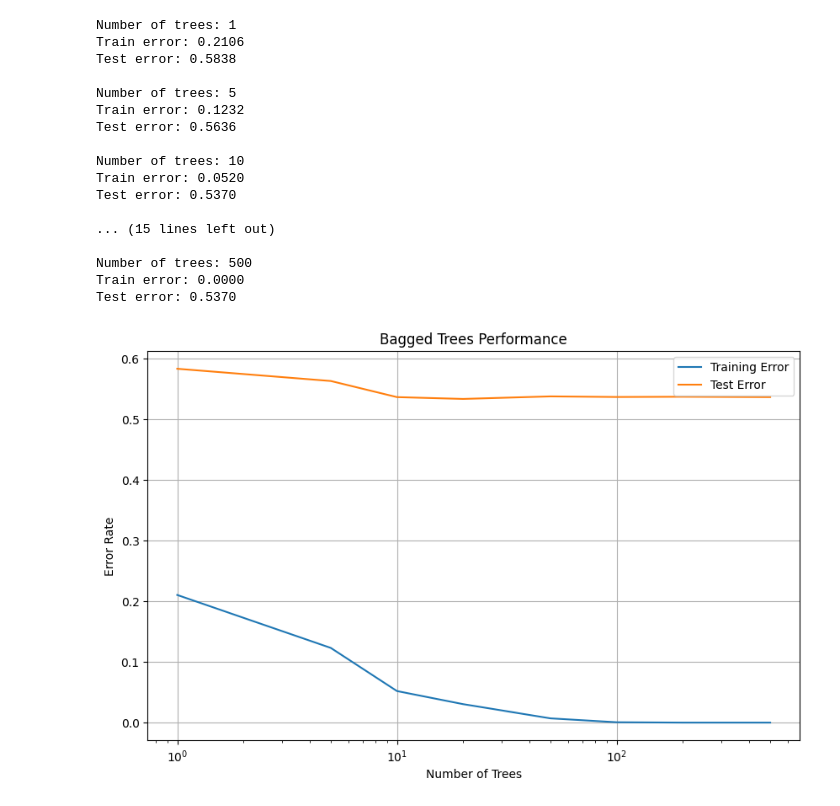
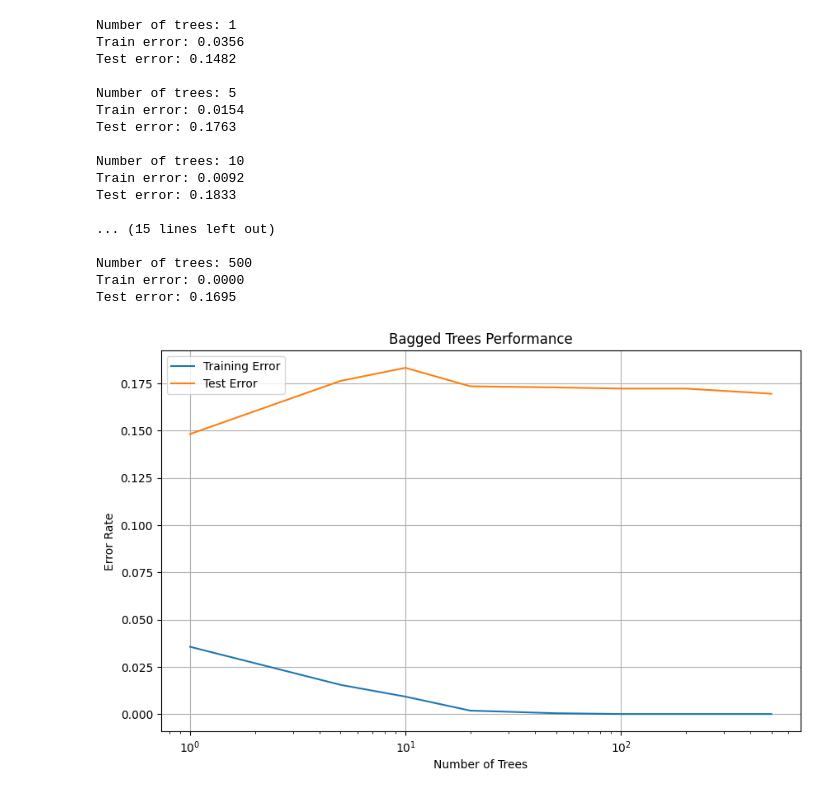
Before and after one commit to raogeorge/machine_learning_course, a Jupyter notebook: Emsemble Learning/Bagging.ipynb, the cells around one changed output. Saved outputs shown, nothing was run; the diff lists cells and outputs as text; code cells hidden in the pictures.

```diff
--- a/Emsemble Learning/Bagging.ipynb
+++ b/Emsemble Learning/Bagging.ipynb
@@ -1,6 +1,7 @@
 # %%
 import numpy as np
 import matplotlib.pyplot as plt
+from collections import Counter
 
 class Node:
     def __init__(self, attribute=None, threshold=None, label=None, branches=None):
@@ -122,14 +123,12 @@ def bagged_trees(data, n_trees, max_depth):
 
 def bagged_predict(trees, instance):
     predictions = [predict(tree, instance) for tree in trees]
-    return max(set(predictions), key=predictions.count)
+    predictions = [p for p in predictions if p is not None]
+    return max(set(predictions), key=predictions.count) if predictions else None
 
 def load_data(filename):
-    data = []
-    with open(filename, 'r') as f:
-        for line in f:
-            data.append(line.strip().split(','))
-    return data
+    data = np.genfromtxt(filename, delimiter=',', dtype=str)
+    return data.tolist()
 # %%
 # Load and preprocess data
 train_data = load_data('train_bank.csv')
@@ -156,44 +155,44 @@ for T in T_values:
     train_preds = [bagged_predict(trees, instance) for instance in train_data]
     test_preds = [bagged_predict(trees, instance) for instance in test_data]
 
-    train_error = np.mean([pred != instance[-1] for pred, instance in zip(train_preds, train_data)])
-    test_error = np.mean([pred != instance[-1] for pred, instance in zip(test_preds, test_data)])
+    train_error = np.mean([pred != instance[-1] for pred, instance in zip(train_preds, train_data) if pred is not None])
+    test_error = np.mean([pred != instance[-1] for pred, instance in zip(test_preds, test_data) if pred is not None])
 
     train_errors.append(train_error)
     test_errors.append(test_error)
 
     print(f"Number of trees: {T}")
     print(f"Train error: {train_error:.4f}")
     print(f"Test error: {test_error:.4f}")
     print()
 
 # Plot results
 plt.figure(figsize=(10, 6))
 plt.plot(T_values, train_errors, label='Training Error')
 plt.plot(T_values, test_errors, label='Test Error')
 plt.xscale('log')
 plt.xlabel('Number of Trees')
 plt.ylabel('Error Rate')
 plt.title('Bagged Trees Performance')
 plt.legend()
 plt.grid(True)
 plt.show()
 # %% [output]
 Number of trees: 1
-Train error: 0.2106
-Test error: 0.5838
+Train error: 0.0356
+Test error: 0.1482
 
 Number of trees: 5
-Train error: 0.1232
-Test error: 0.5636
+Train error: 0.0154
+Test error: 0.1763
 
 Number of trees: 10
-Train error: 0.0520
-Test error: 0.5370
+Train error: 0.0092
+Test error: 0.1833
 
 ... (15 lines left out)
 
 Number of trees: 500
 Train error: 0.0000
-Test error: 0.5370
+Test error: 0.1695
-[figure, old version]
+[figure, new version]
```
